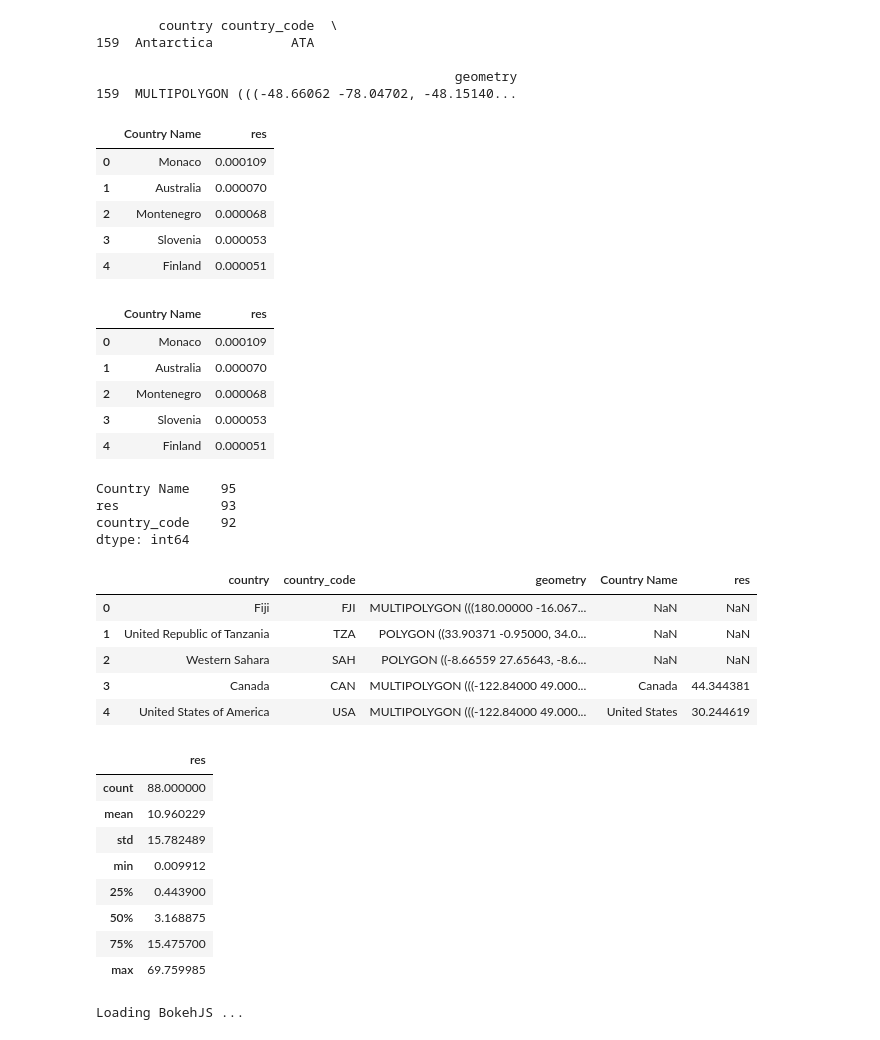
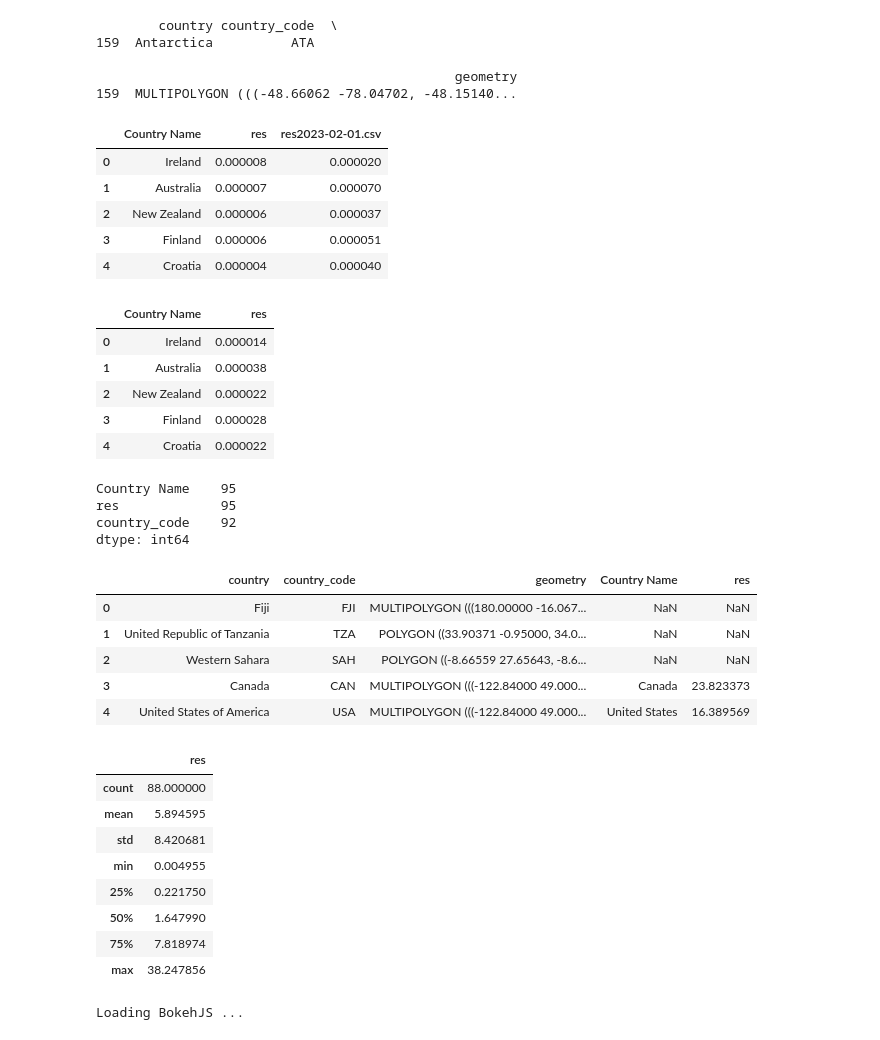
Before and after one commit to ksn38/4chan, a Jupyter notebook: map.ipynb, the cells around one changed output. Cells and saved outputs as stored; diff of their text form; code cells hidden in the pictures.

```diff
--- a/map.ipynb
+++ b/map.ipynb
@@ -30,24 +30,25 @@ gdf = gdf.drop(gdf.index[159])
 # %%
 #path = 'data/int'
 path = 'data/pol'
 files = listdir(path)
 
 df_res = pd.read_csv(path + '/' + files[-1])
-df_res = df_res.drop(["2021", "num"], axis=1)
+df_res.drop("num", axis=1, inplace=True)
 
 for k in files[:-1]:
-    df = pd.read_csv(path + '/' + k).drop(["2021", "num"], axis=1)
+    df = pd.read_csv(path + '/' + k).drop("num", axis=1)
     df = df.rename(columns={"res": "res" + k})
-    df_res = pd.merge(df_res, df, how='left', on='Country Name')
+    df_res = pd.merge(df_res, df, how='outer', on='Country Name')
 
+df_res.fillna(0, inplace=True)
 df_res.head()
 # %% [output]
-|  | Country Name | res |
-| 0 | Monaco | 0.000109 |
-| 1 | Australia | 0.000070 |
-| 2 | Montenegro | 0.000068 |
-| 3 | Slovenia | 0.000053 |
-| 4 | Finland | 0.000051 |
+|  | Country Name | res | res2023-02-01.csv |
+| 0 | Ireland | 0.000008 | 0.000020 |
+| 1 | Australia | 0.000007 | 0.000070 |
+| 2 | New Zealand | 0.000006 | 0.000037 |
+| 3 | Finland | 0.000006 | 0.000051 |
+| 4 | Croatia | 0.000004 | 0.000040 |
 # %%
 mean_res = pd.Series(df_res.iloc[:, 1:].mean(axis=1))
 df_res['res'] = mean_res
@@ -55,11 +56,11 @@ df_res = df_res.drop(df_res.iloc[:, 2:], axis=1)
 df_res.head()
 # %% [output]
 |  | Country Name | res |
-| 0 | Monaco | 0.000109 |
-| 1 | Australia | 0.000070 |
-| 2 | Montenegro | 0.000068 |
-| 3 | Slovenia | 0.000053 |
-| 4 | Finland | 0.000051 |
+| 0 | Ireland | 0.000014 |
+| 1 | Australia | 0.000038 |
+| 2 | New Zealand | 0.000022 |
+| 3 | Finland | 0.000028 |
+| 4 | Croatia | 0.000022 |
 # %%
 countries = pd.read_csv('data/countries.csv')
 countries_code = countries[['Country Name', 'Country Code']]
@@ -70,7 +71,7 @@ df = df.rename(columns={"Country Code": "country_code"})
 df.count()
 # %% [output]
 Country Name    95
-res             93
+res             95
 country_code    92
 dtype: int64
 # %%
@@ -84,20 +85,20 @@ merged.head()
 | 0 | Fiji | FJI | MULTIPOLYGON (((180.00000 -16.067... | NaN | NaN |
 | 1 | United Republic of Tanzania | TZA | POLYGON ((33.90371 -0.95000, 34.0... | NaN | NaN |
 | 2 | Western Sahara | SAH | POLYGON ((-8.66559 27.65643, -8.6... | NaN | NaN |
-| 3 | Canada | CAN | MULTIPOLYGON (((-122.84000 49.000... | Canada | 44.344381 |
-| 4 | United States of America | USA | MULTIPOLYGON (((-122.84000 49.000... | United States | 30.244619 |
+| 3 | Canada | CAN | MULTIPOLYGON (((-122.84000 49.000... | Canada | 23.823373 |
+| 4 | United States of America | USA | MULTIPOLYGON (((-122.84000 49.000... | United States | 16.389569 |
 # %%
 merged.describe()
 # %% [output]
 |  | res |
 | count | 88.000000 |
-| mean | 10.960229 |
-| std | 15.782489 |
-| min | 0.009912 |
-| 25% | 0.443900 |
-| 50% | 3.168875 |
-| 75% | 15.475700 |
-| max | 69.759985 |
+| mean | 5.894595 |
+| std | 8.420681 |
+| min | 0.004955 |
+| 25% | 0.221750 |
+| 50% | 1.647990 |
+| 75% | 7.818974 |
+| max | 38.247856 |
 # %%
 import json
 #Read data to json.
```
Also changed, not shown: 5 other files.
